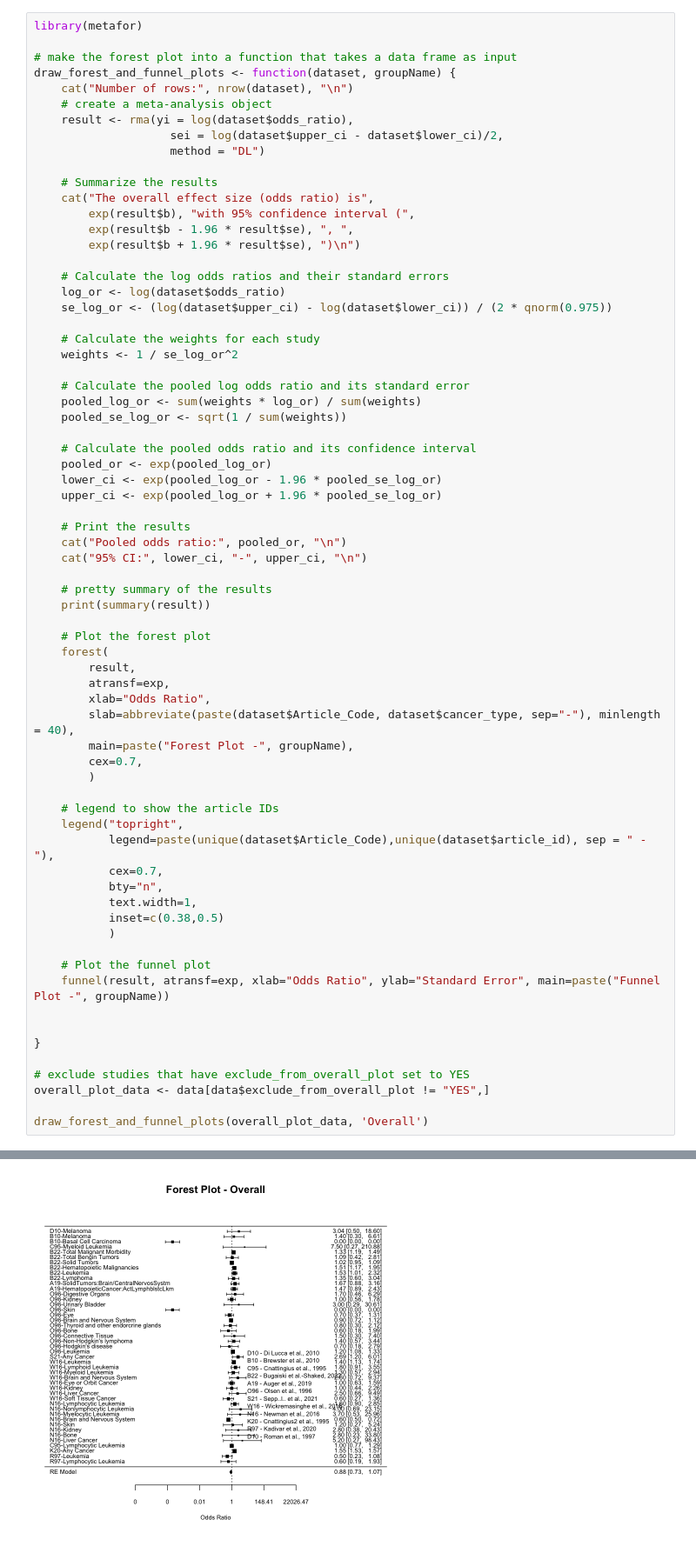
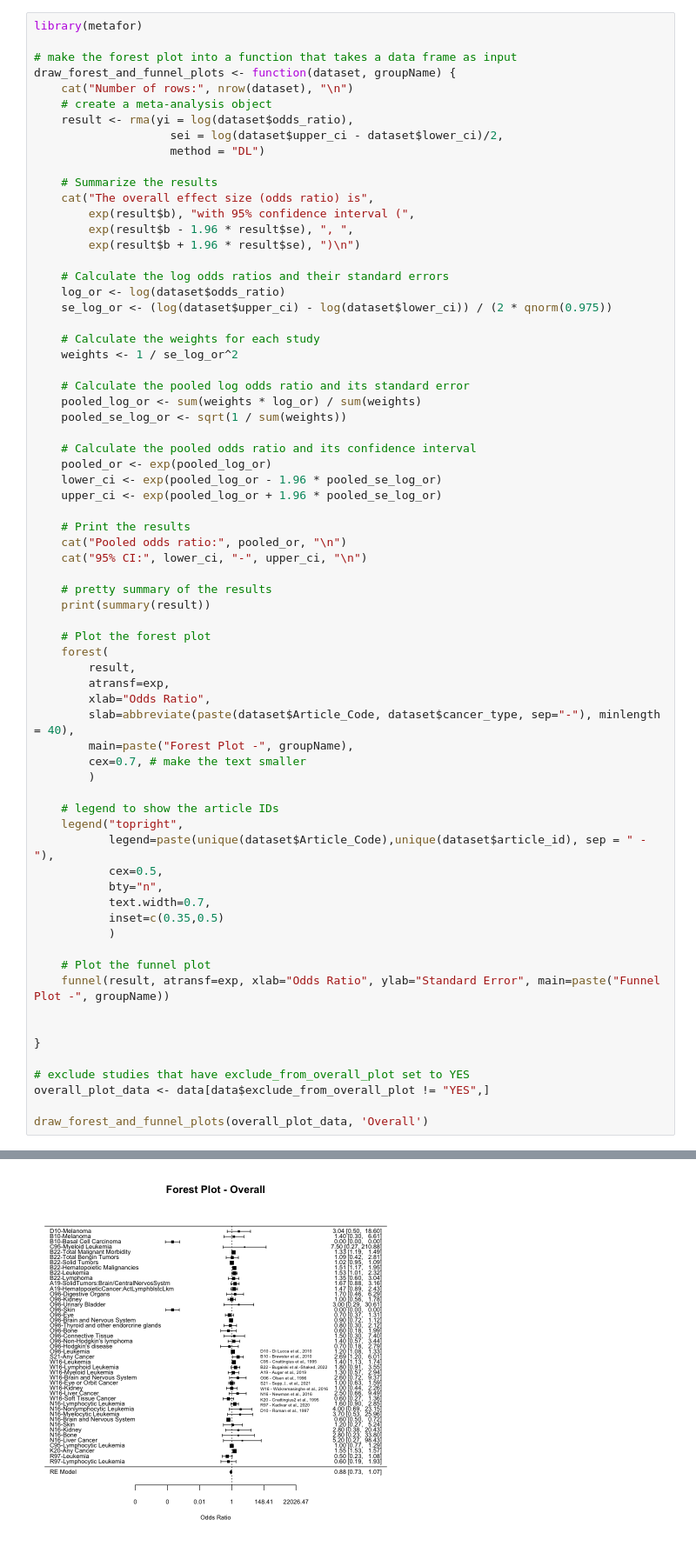
Before and after one commit to cymourad/maria-msc, a Jupyter notebook: Step 2 - Conduct Analysis and make Forest Plot.ipynb, the cells around one changed output, grey strips where cells are left out. Shown at 87% size. Cells and saved outputs as stored; diff of their text form.

Commit message:
smaller legend text size

```diff
--- a/Step 2 - Conduct Analysis and make Forest Plot.ipynb
+++ b/Step 2 - Conduct Analysis and make Forest Plot.ipynb
@@ -78,47 +78,47 @@ draw_forest_and_funnel_plots <- function(dataset, groupName) {
         xlab="Odds Ratio",
         slab=abbreviate(paste(dataset$Article_Code, dataset$cancer_type, sep="-"), minlength = 40),
         main=paste("Forest Plot -", groupName),
-        cex=0.7,
+        cex=0.7, # make the text smaller
         )
 
     # legend to show the article IDs
     legend("topright",
            legend=paste(unique(dataset$Article_Code),unique(dataset$article_id), sep = " - "),
-           cex=0.7,
+           cex=0.5,
            bty="n",
-           text.width=1,
-           inset=c(0.38,0.5)
+           text.width=0.7,
+           inset=c(0.35,0.5)
            )
 
     # Plot the funnel plot
     funnel(result, atransf=exp, xlab="Odds Ratio", ylab="Standard Error", main=paste("Funnel Plot -", groupName))
 
 
 }
 
 # exclude studies that have exclude_from_overall_plot set to YES
 overall_plot_data <- data[data$exclude_from_overall_plot != "YES",]
 
 draw_forest_and_funnel_plots(overall_plot_data, 'Overall')
 # %% [output]
 Number of rows: 45
 The overall effect size (odds ratio) is 0.8847456 with 95% confidence interval ( 0.7325761 ,  1.068524 )
 Pooled odds ratio: 1.499219
 95% CI: 1.385006 - 1.62285
 
 Random-Effects Model (k = 45; tau^2 estimator: DL)
 
    logLik   deviance        AIC        BIC       AICc
 -198.5770   407.0371   401.1539   404.7673   401.4397
 
 tau^2 (estimated amount of total heterogeneity): 0.2270 (SE = 0.2056)
 tau (square root of estimated tau^2 value):      0.4765
 ... (9 lines left out)
  -0.1225  0.0963  -1.2717  0.2035  -0.3112  0.0663
 
 ---
 Signif. codes:  0 '***' 0.001 '**' 0.01 '*' 0.05 '.' 0.1 ' ' 1
-[figure, old version]
+[figure, new version]
 [figure]
 # %%
 # subset the data by cancer type and draw the forest plot
```
Also changed, not shown: parts of 1 cell of this notebook.
